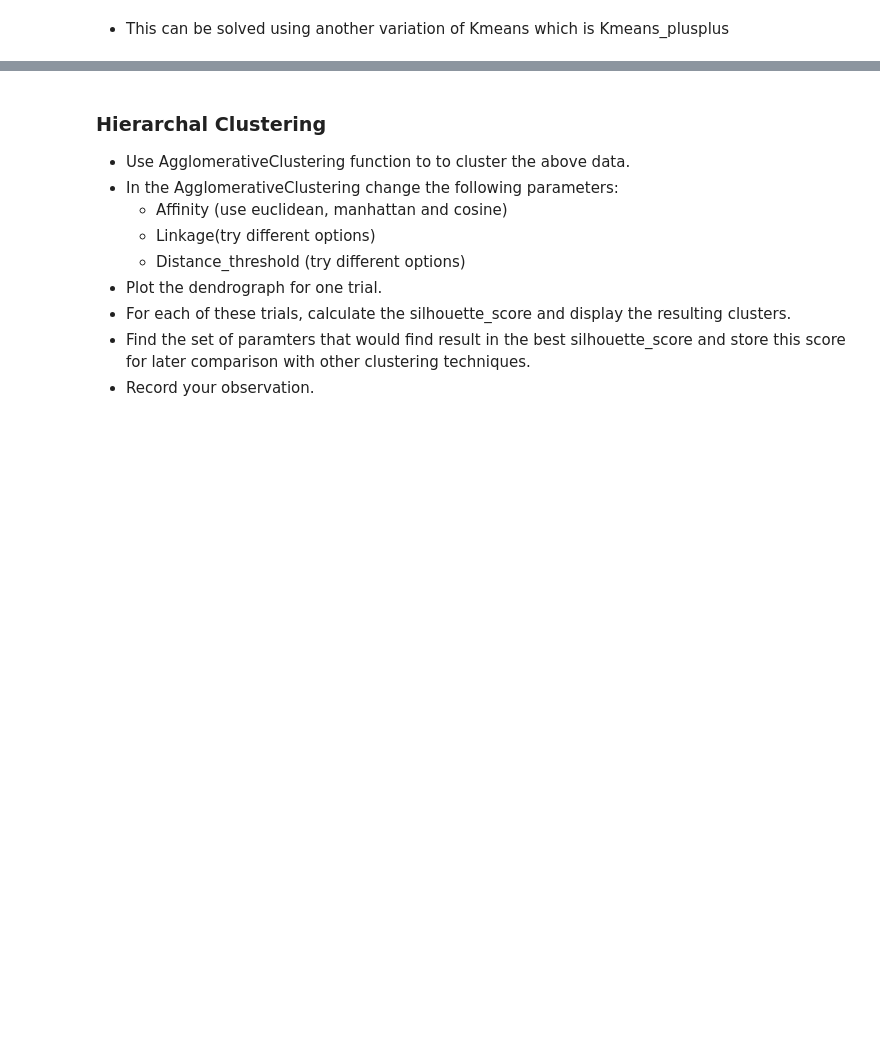
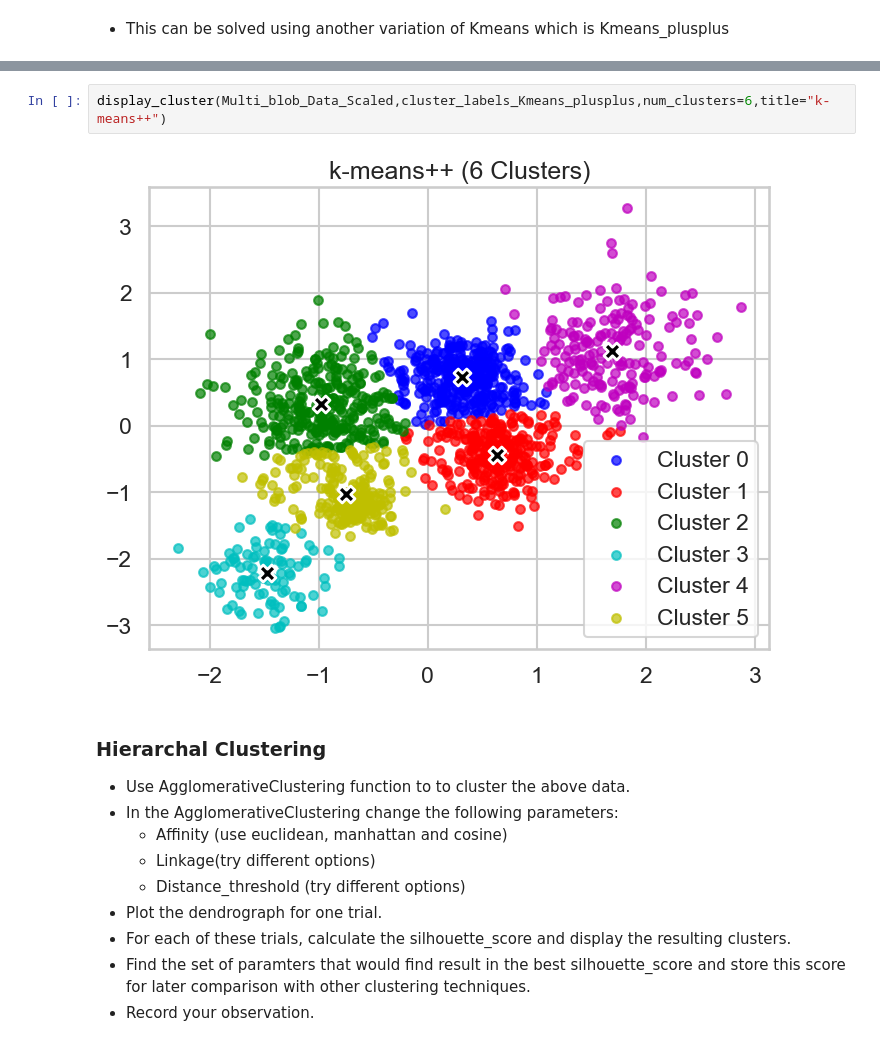
Before and after one commit to Omar-Abdalrahim/ML-52-23411, a Jupyter notebook: Clustering_Project/Clustering Project.ipynb, the cells around one changed output, grey strips where cells are left out. Cells and saved outputs as stored; diff of their text form; blank space fills up the shorter version.

```diff
--- a/Clustering_Project/Clustering Project.ipynb
+++ b/Clustering_Project/Clustering Project.ipynb
@@ -199,3 +248,7 @@ As we can see the centroid initailization affect the cluster assignment and in t
+# %%
+display_cluster(Multi_blob_Data_Scaled,cluster_labels_Kmeans_plusplus,num_clusters=6,title="k-means++")
+# %% [output]
+[figure, added]
 # %% [markdown]
 ### Hierarchal Clustering
 * Use AgglomerativeClustering function to  to cluster the above data.
```
Also changed, not shown: parts of 30 cells of this notebook.
